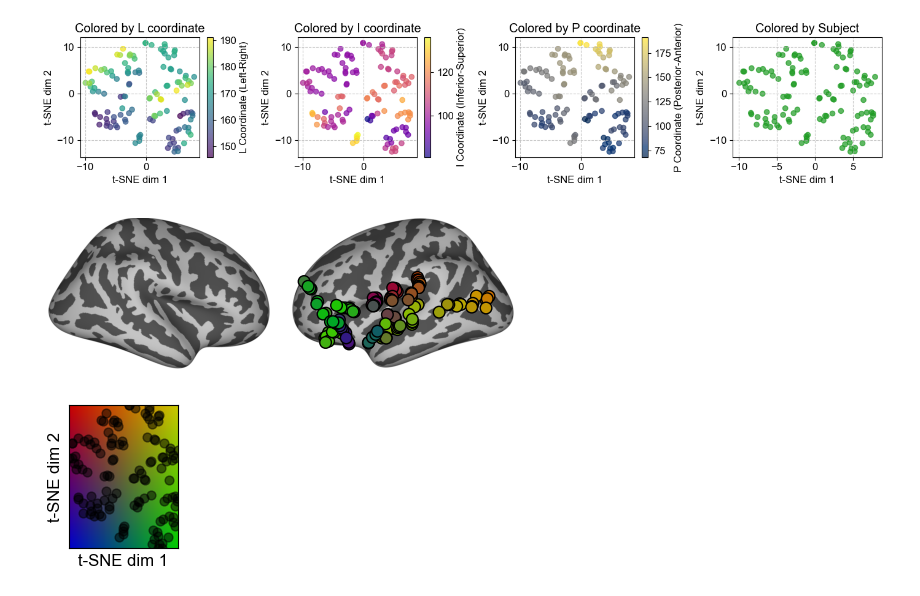
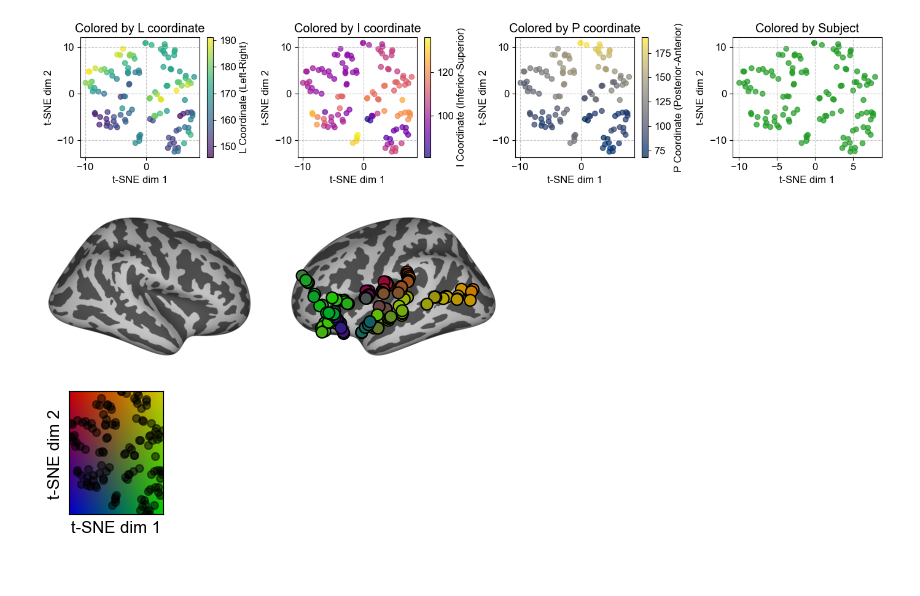
Before and after one commit to azaho/bfm, a Jupyter notebook: paper_figures/F5_electrode_embeddings/exp_corr_distance_electrodes.ipynb, the cells around one changed output. Drawn from its saved outputs; the diff is of its cells as text; code cells hidden in the pictures.

```diff
--- a/paper_figures/F5_electrode_embeddings/exp_corr_distance_electrodes.ipynb
+++ b/paper_figures/F5_electrode_embeddings/exp_corr_distance_electrodes.ipynb
@@ -476,7 +476,7 @@ plt.show()
 [figure]
 # %%
 vmin, vmax = 0, 0.1
-fig, axes = plt.subplots(1, 2, figsize=(6, 2),
+fig, axes = plt.subplots(1, 2, figsize=(6, 1.8),
                         gridspec_kw={'wspace': 0.1})
 
 
@@ -541,36 +541,36 @@ plot_hemispheres_separately(all_electrodes, axes[0], axes[1], colors=colors)
 plt.savefig(f'paper_figures/F5_electrode_embeddings/sub{subject_id}_hemispheres_electrodes_pca_colored_{model_dirname}.pdf', bbox_inches='tight', dpi=300)
 
 # Create a separate figure to show the PCA colormap
-plt.figure(figsize=(2, 2))
+plt.figure(figsize=(2, 1.8))
 # Create a grid of points in the normalized PCA space
 grid_size = 100
 x_grid = np.linspace(0, 1, grid_size)
 y_grid = np.linspace(0, 1, grid_size)
 X, Y = np.meshgrid(x_grid, y_grid)
 
 # Create colors for each grid point
 grid_colors = np.zeros((grid_size, grid_size, 3))
 for i in range(grid_size):
     for j in range(grid_size):
         # Get color components using our function
         hex_color = get_color_from_normalized_coords(X[i, j], Y[i, j])
         # Convert hex to RGB for the grid
         r = int(hex_color[1:3], 16) / 255
         g = int(hex_color[3:5], 16) / 255
         b = int(hex_color[5:7], 16) / 255
         grid_colors[i, j] = [r, g, b]
 
 # Plot the colormap
 plt.imshow(grid_colors, origin='lower', extent=[min_x, max_x, min_y, max_y])
-plt.scatter(electrode_embeddings_2d[:, 0], electrode_embeddings_2d[:, 1], c='black', alpha=0.5, s=40)
+plt.scatter(electrode_embeddings_2d[:, 0], electrode_embeddings_2d[:, 1], c='black', alpha=0.5, s=30)
 plt.xticks([])
 plt.yticks([])
 plt.xlabel(f'{method_name} dim 1')
 plt.ylabel(f'{method_name} dim 2')
 plt.savefig(f'paper_figures/F5_electrode_embeddings/sub{subject_id}_{method_name}_colormap_{model_dirname}.pdf', bbox_inches='tight', dpi=300)
 plt.tight_layout()
 
 #plt.savefig('figures/hemispheres_electrodes_pca_colored.pdf', bbox_inches='tight', dpi=300)
 # %% [output]
-[figure, old version]
+[figure, new version]
-[figure, old version]
+[figure, new version]
```
Also changed, not shown: parts of 1 cell of this notebook, 5 other files.
